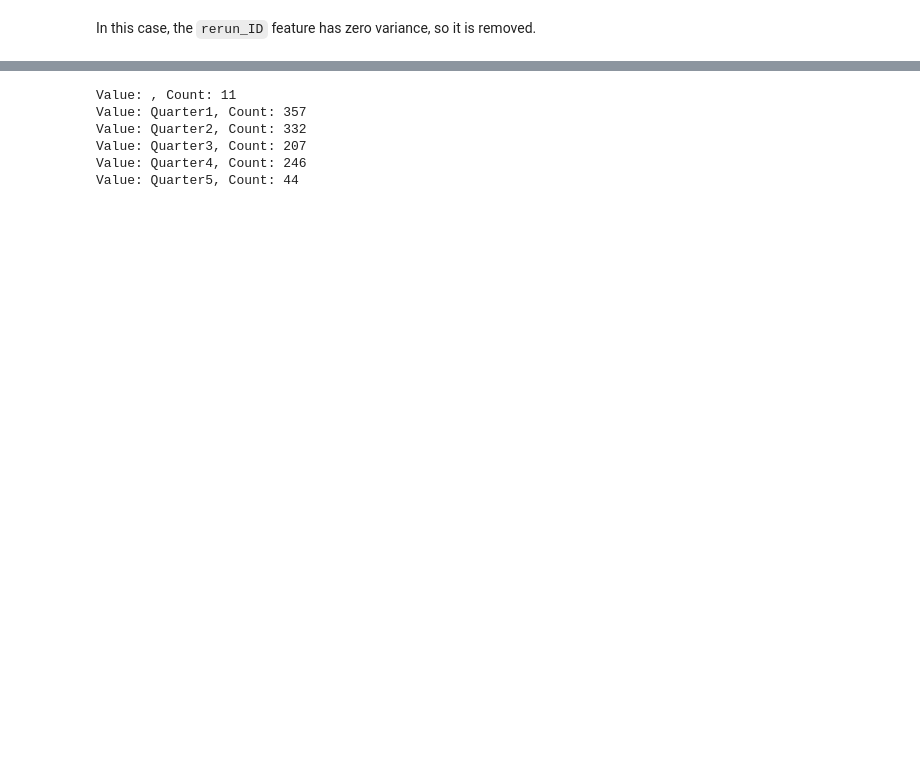
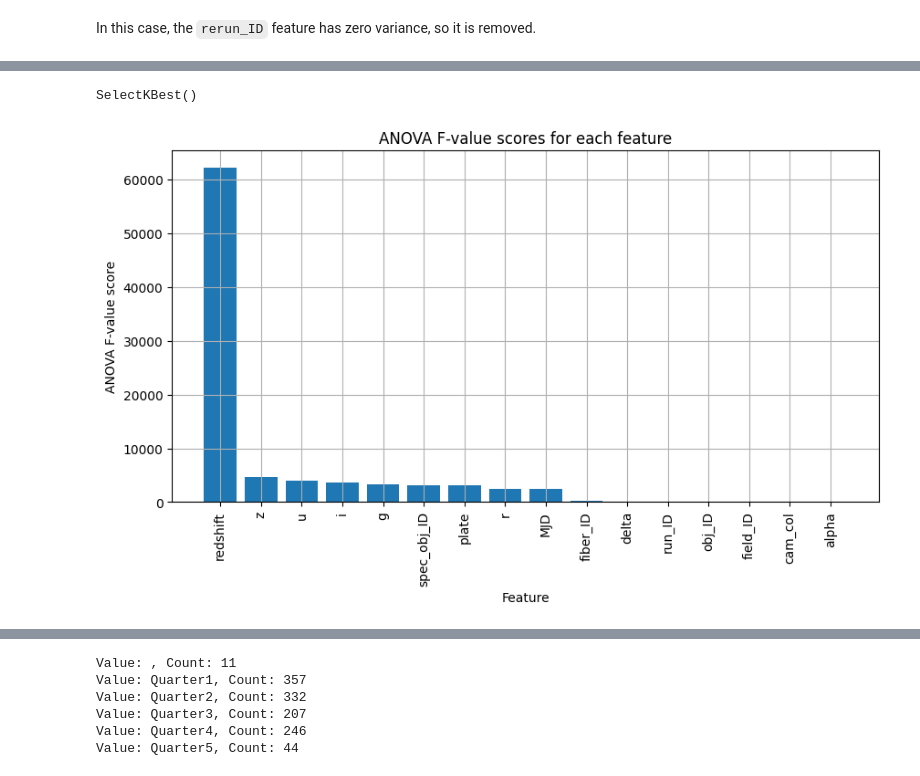
Before and after one commit to camwhite18/ml-classification-regression, a Jupyter notebook: task3_1.ipynb, the cells around one changed output, grey strips where cells are left out. Drawn from its saved outputs; the diff is of its cells as text; code cells hidden in the pictures; blank space fills up the shorter version.

```diff
--- a/task3_1.ipynb
+++ b/task3_1.ipynb
@@ -92,7 +251,6 @@ STAR : 2
 # %%
-sample_size_with_outliers = star_features_imputed.shape[0]
-star_features_without_outliers, star_labels_without_outliers = remove_outliers(star_features_imputed, star_labels_encoded)
+star_features_without_outliers, star_labels_without_outliers = remove_iqr_outliers(star_features_imputed, star_labels_encoded)
 
-print(f'Number of samples removed: {sample_size_with_outliers - star_features_without_outliers.shape[0]}')
+print(f'Number of samples removed: {star_features_imputed.shape[0] - star_features_without_outliers.shape[0]}')
 # %% [output]
 Number of samples removed: 14387
@@ -101,6 +263,5 @@ Number of samples removed: 14387
 # %%
 # Use a variance threshold to remove any features with zero variance
-star_features_no_variance_removed, removed_columns = remove_no_variance(star_features_without_outliers)
-
-print(f"Removed column indexes: {removed_columns}")
+star_features_no_variance_removed, star_features_names = remove_no_variance(star_features_without_outliers, star_features_names)
+print(f"Remaining features: {star_features_names}")
 # %% [output]
@@ -190,0 +297,3 @@ First let's look at `quarter`, `date` and `day`
+# %%
+std_scaler = StandardScaler()
+star_features_standardised = std_scaler.fit_transform(star_features_no_variance_removed)
@@ -190,0 +310,9 @@ First let's look at `quarter`, `date` and `day`
+# %%
+select_k_best = SelectKBest(score_func=f_classif)
+select_k_best.fit(star_features_standardised, star_labels_without_outliers)
+# %% [output]
+SelectKBest()
+# %%
+plot_feature_scores(select_k_best.scores_, star_features_names, 'ANOVA F-value')
+# %% [output]
+[figure, added]
```
Also changed, not shown: parts of 207 cells of this notebook, 12 other files.
